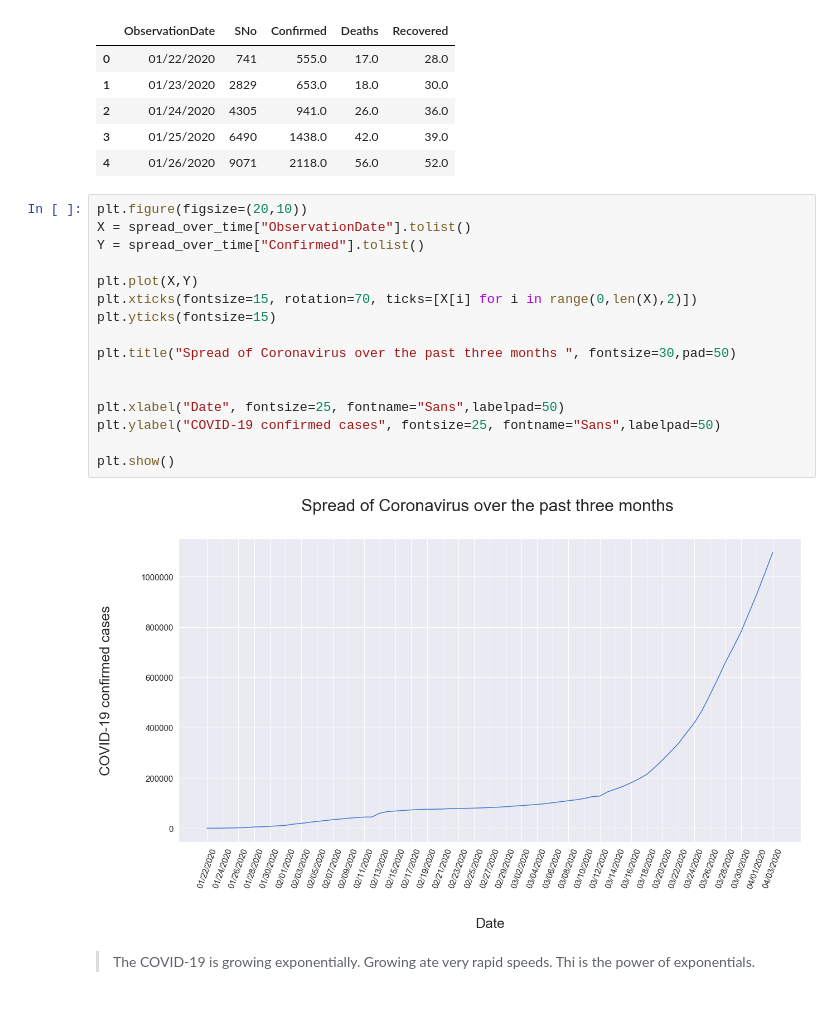
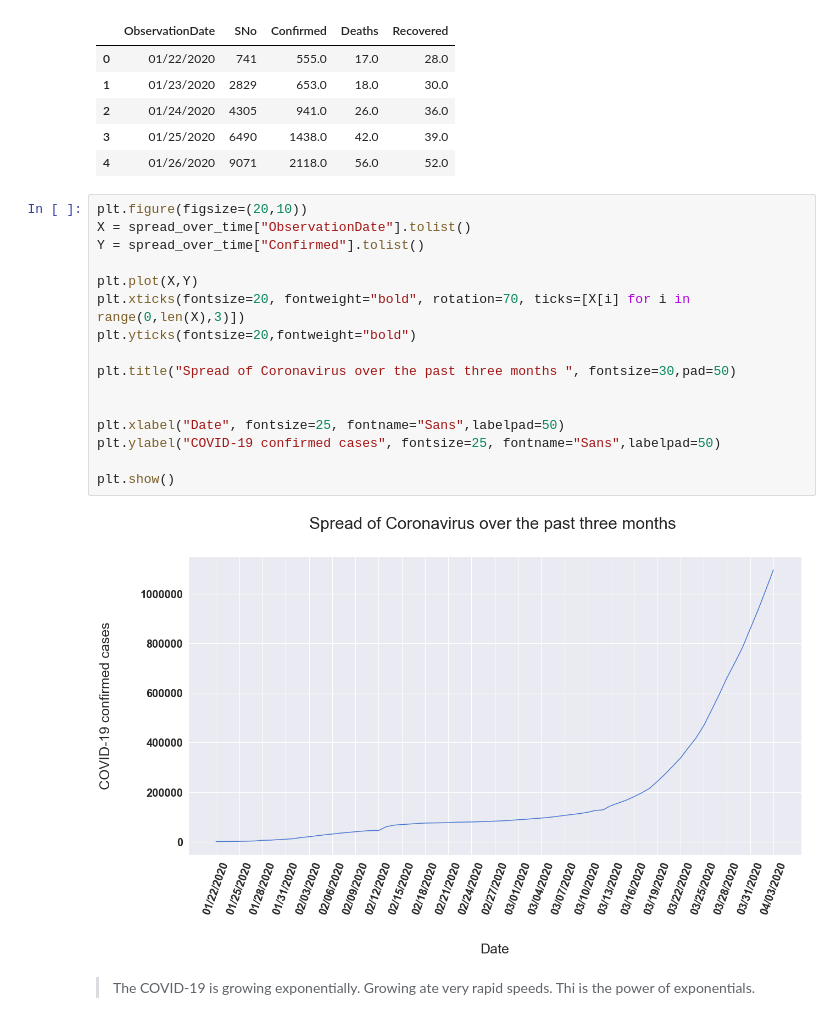
Before and after one commit to abdullahtarek/Coronavirus_insights, a Jupyter notebook: Corona_virus_insights.ipynb, the cells around one changed output. Saved outputs shown, nothing was run; the diff lists cells and outputs as text.

```diff
--- a/Corona_virus_insights.ipynb
+++ b/Corona_virus_insights.ipynb
@@ -147,21 +147,21 @@ spread_over_time.head()
 # %%
 plt.figure(figsize=(20,10))
 X = spread_over_time["ObservationDate"].tolist()
 Y = spread_over_time["Confirmed"].tolist()
 
 plt.plot(X,Y)
-plt.xticks(fontsize=15, rotation=70, ticks=[X[i] for i in range(0,len(X),2)])
-plt.yticks(fontsize=15)
+plt.xticks(fontsize=20, fontweight="bold", rotation=70, ticks=[X[i] for i in range(0,len(X),3)])
+plt.yticks(fontsize=20,fontweight="bold")
 
 plt.title("Spread of Coronavirus over the past three months ", fontsize=30,pad=50)
 
 
 plt.xlabel("Date", fontsize=25, fontname="Sans",labelpad=50)
 plt.ylabel("COVID-19 confirmed cases", fontsize=25, fontname="Sans",labelpad=50)
 
 plt.show()
 # %% [output]
-[figure, old version]
+[figure, new version]
 # %% [markdown]
  > The COVID-19 is growing exponentially. Growing ate very rapid speeds. Thi is the power of exponentials.
 # %% [markdown]
```
Also changed, not shown: parts of 2 cells of this notebook.
